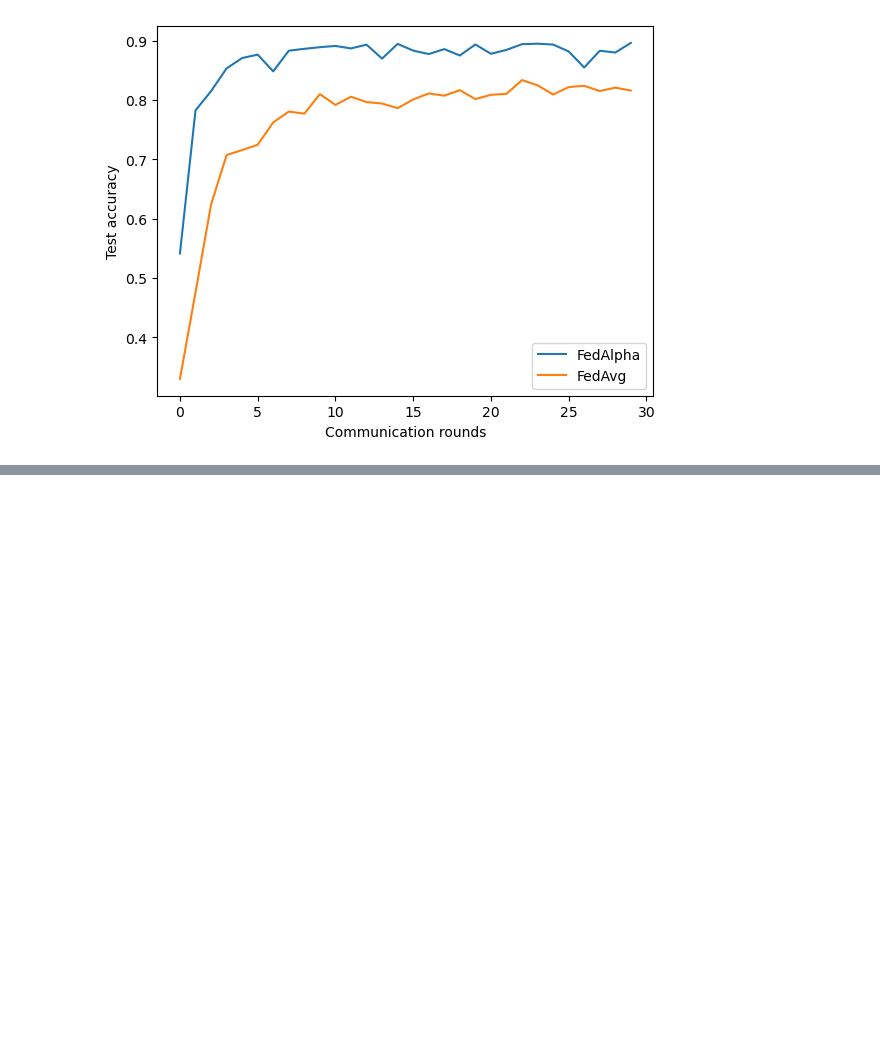
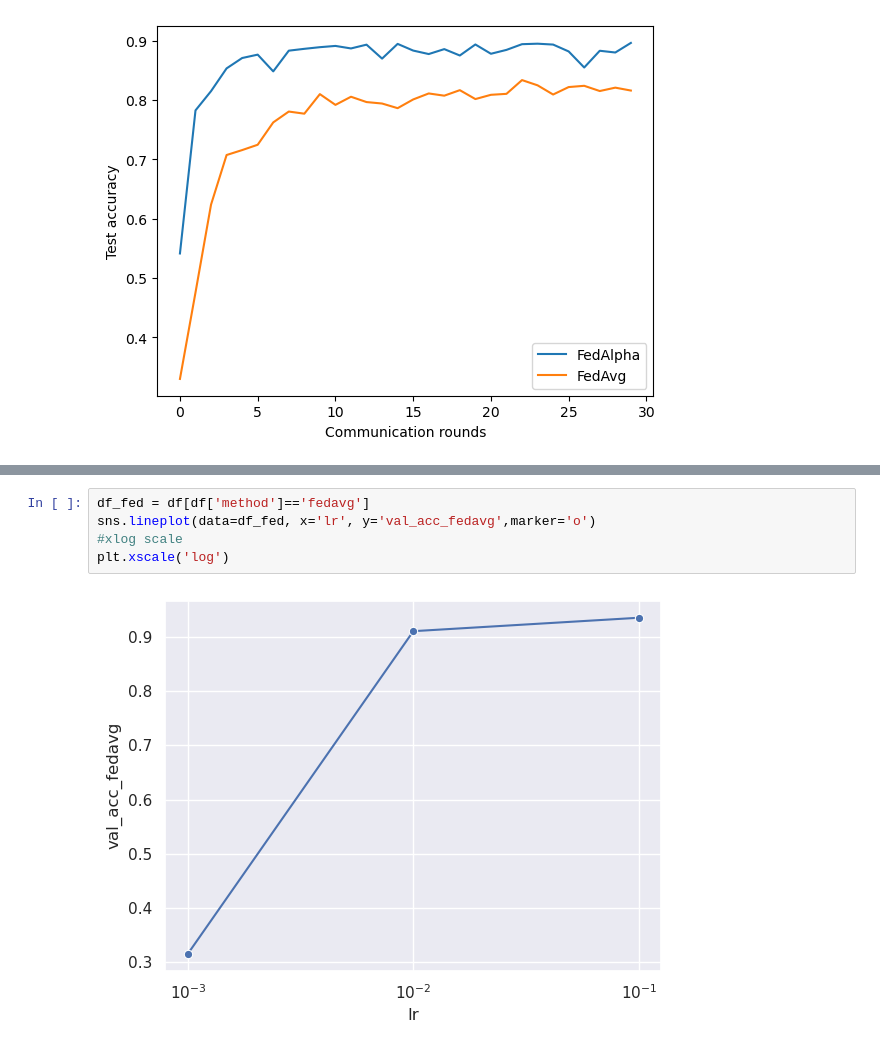
Before and after one commit to Breitholtz/FedDG_Benchmark, a Jupyter notebook: fed_alpha_experiments/playground_mnist.ipynb, the cells around one changed output, grey strips where cells are left out. Cells and saved outputs as stored; diff of their text form; blank space fills up the shorter version.

```diff
--- a/fed_alpha_experiments/playground_mnist.ipynb
+++ b/fed_alpha_experiments/playground_mnist.ipynb
@@ -454,0 +525,7 @@ plt.legend(['FedAlpha', 'FedAvg'])
+# %%
+df_fed = df[df['method']=='fedavg']
+sns.lineplot(data=df_fed, x='lr', y='val_acc_fedavg',marker='o')
+#xlog scale
+plt.xscale('log')
+# %% [output]
+[figure, added]
```
Also changed, not shown: parts of 9 cells of this notebook, 8 other files.
